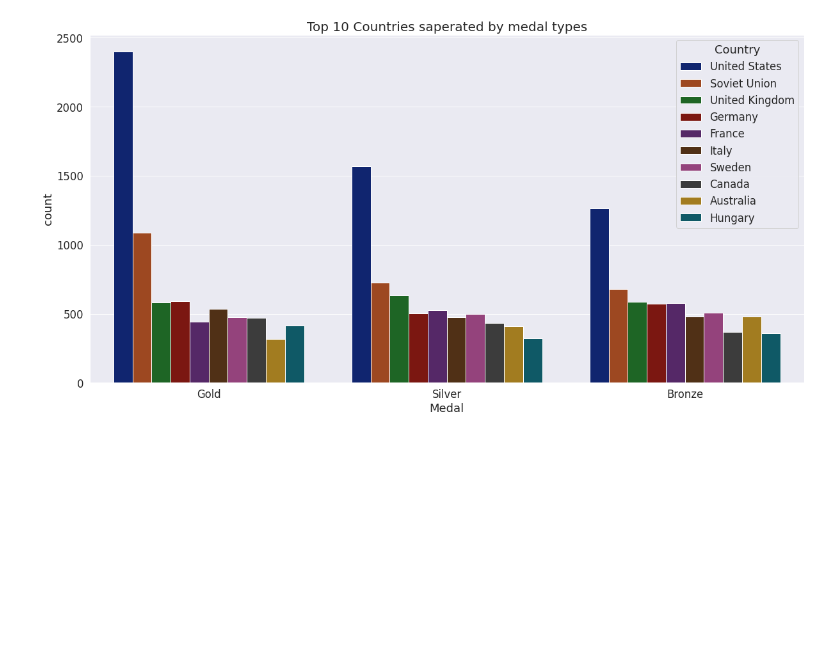
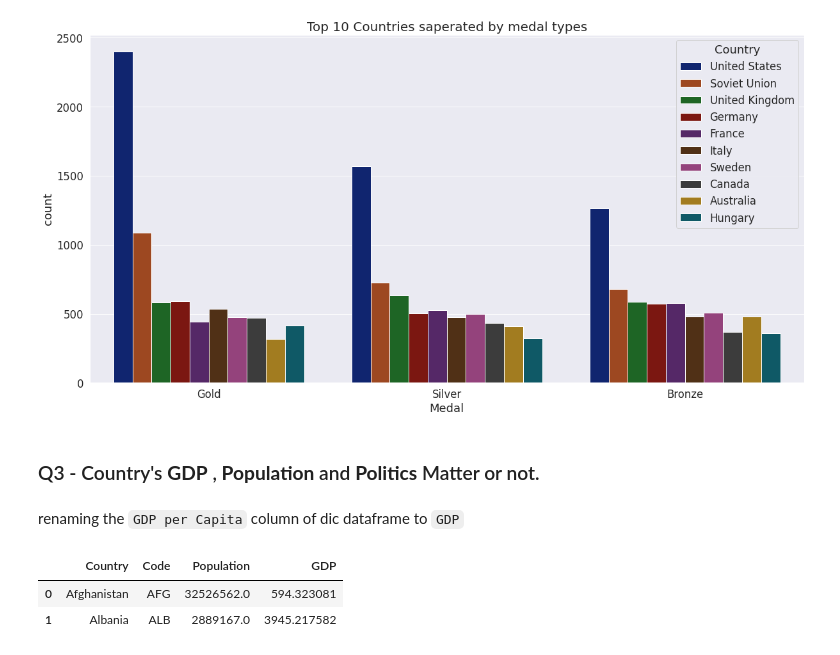
Before and after one commit to kevalsakhiya/pandas-Data-Science, a Jupyter notebook: olympic_analysis/olympic_analysis.ipynb, the cells around one changed output. Saved outputs shown, nothing was run; the diff lists cells and outputs as text; code cells hidden in the pictures; blank space fills up the shorter version.

```diff
--- a/olympic_analysis/olympic_analysis.ipynb
+++ b/olympic_analysis/olympic_analysis.ipynb
@@ -362,3 +362,15 @@ plt.title('Top 10 Countries saperated by medal types',fontsize=20)
 plt.show()
 # %% [output]
 [figure]
+# %% [markdown]
+### Q3 - Country's __GDP__ , __Population__ and __Politics__ Matter or not.
+# %% [markdown]
+renaming the `GDP per Capita` column of dic dataframe to `GDP`
+# %%
+dic.rename(columns={'GDP per Capita':'GDP'}, inplace=True)
+# %%
+dic.head(2)
+# %% [output]
+|  | Country | Code | Population | GDP |
+| 0 | Afghanistan | AFG | 32526562.0 | 594.323081 |
+| 1 | Albania | ALB | 2889167.0 | 3945.217582 |
```
Also changed, not shown: parts of 2 cells of this notebook.
